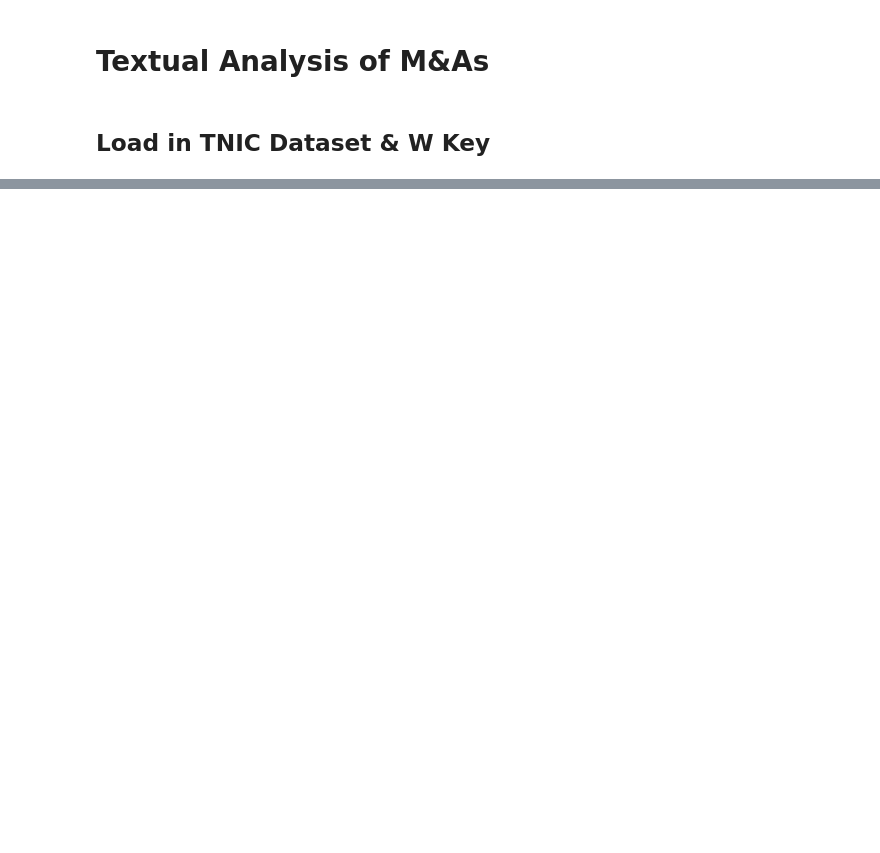
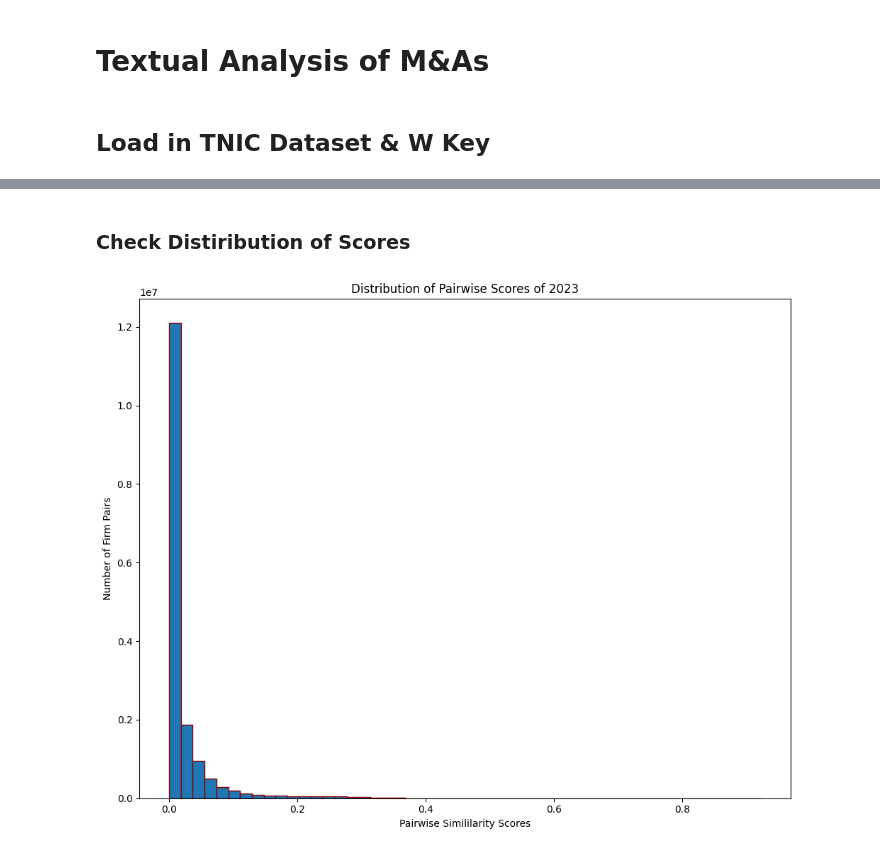
Before and after one commit to Ethan964/Textual_Analysis, a Jupyter notebook: tnic.ipynb, the cells around one changed output, grey strips where cells are left out. Saved outputs shown, nothing was run; the diff lists cells and outputs as text; code cells hidden in the pictures; blank space fills up the shorter version.

Commit message:
Graphed Distribution of Pairwise Scores

```diff
--- a/tnic.ipynb
+++ b/tnic.ipynb
@@ -6,7 +6,9 @@
 import pandas as pd
 import numpy as np
 
-tnic_2013 = pd.read_csv('./tnic_all_data/tnicall2013')
+tnic_2023 = pd.read_csv('tnic_advanced/tnic_all_data/tnicall2023.txt', sep='\t')
 
-tnic_2013.head()
+tnic_2023.to_feather('tnic_advanced/tnic_all_data/tnicall2023.feather')
+
+tnic_2023.head()
 # %% [output]
@@ -13,0 +59,14 @@ FileNotFoundError: [Errno 2] No such file or directory: './tnic_all_data/tnicall
+# %% [markdown]
+### Check Distiribution of Scores
+# %%
+import matplotlib.pyplot as plt
+
+plt.figure(figsize=(10,8))
+plt.hist(tnic_2023['score'], bins=50, edgecolor='darkred')
+plt.xlabel('Pairwise Simililarity Scores')
+plt.ylabel('Number of Firm Pairs')
+plt.title('Distribution of Pairwise Scores of 2023')
+plt.tight_layout()
+plt.show()
+# %% [output]
+[figure, added]
```
Also changed, not shown: parts of 5 cells of this notebook.
